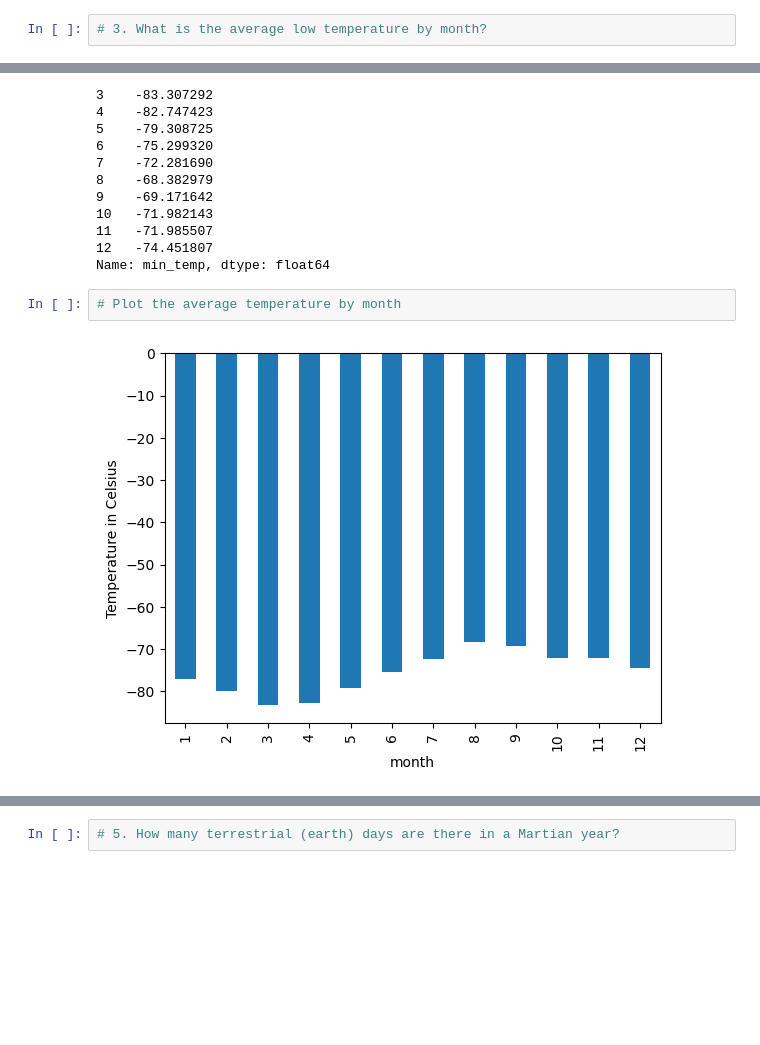
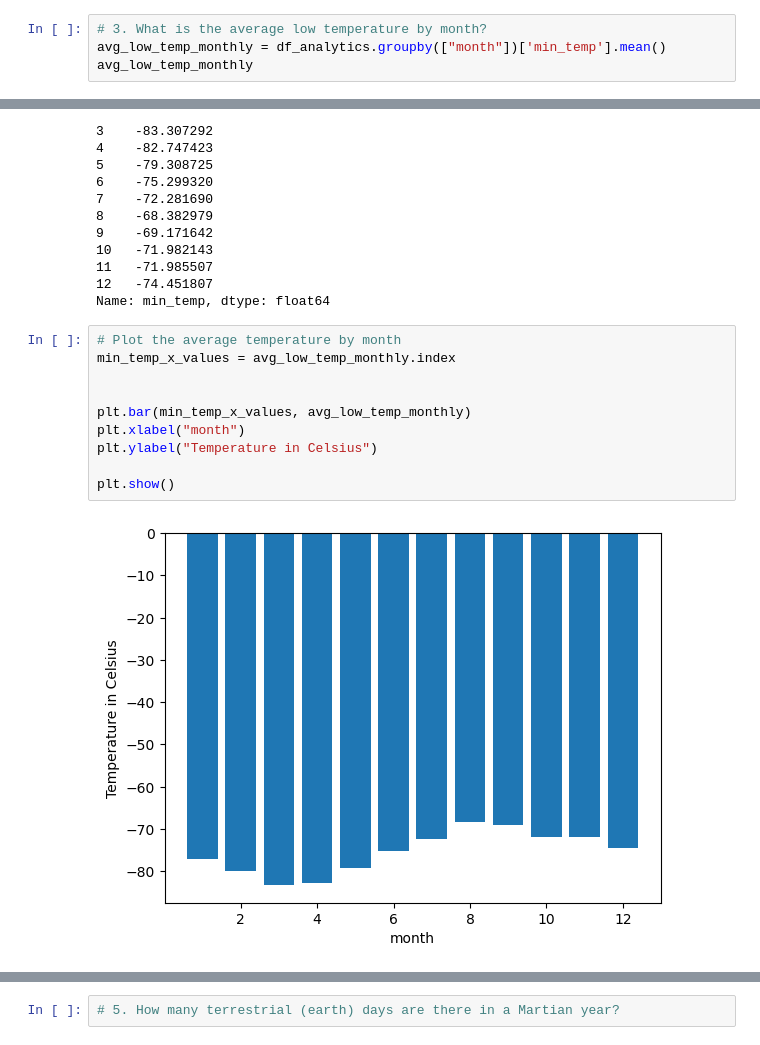
Before and after one commit to AlejandraFeatherston/data-collection-challenge, a Jupyter notebook: part_2_mars_weather.ipynb, the cells around one changed output, grey strips where cells are left out. Cells and saved outputs as stored; diff of their text form; blank space fills up the shorter version.

```diff
--- a/part_2_mars_weather.ipynb
+++ b/part_2_mars_weather.ipynb
@@ -158,6 +170,8 @@ Name: month, dtype: int64
 1867
 # %%
 # 3. What is the average low temperature by month?
+avg_low_temp_monthly = df_analytics.groupby(["month"])['min_temp'].mean()
+avg_low_temp_monthly
 # %% [output]
 month
 1    -77.160920
@@ -175,7 +189,15 @@ month
 Name: min_temp, dtype: float64
 # %%
 # Plot the average temperature by month
+min_temp_x_values = avg_low_temp_monthly.index
+
+
+plt.bar(min_temp_x_values, avg_low_temp_monthly)
+plt.xlabel("month")
+plt.ylabel("Temperature in Celsius")
+
+plt.show()
 # %% [output]
-[figure, old version]
+[figure, new version]
 # %%
 # Identify the coldest and hottest months in Curiosity's location
```
Also changed, not shown: parts of 8 cells of this notebook.
